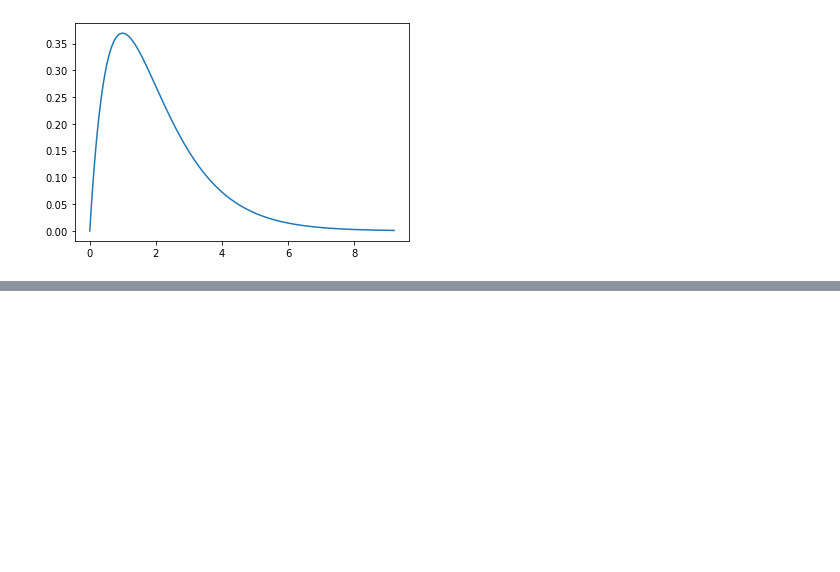
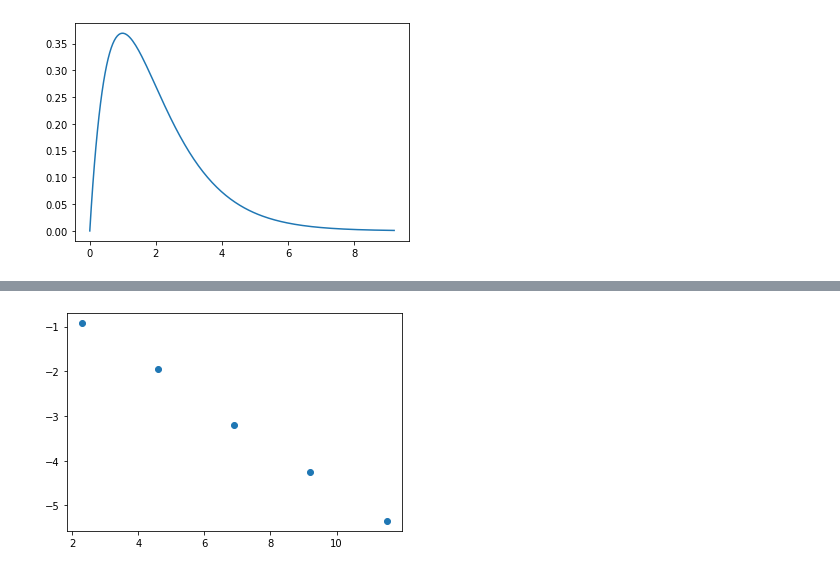
Before and after one commit to musieb/CentralLimitTheorem, a Jupyter notebook: CentralLimitSimulation.ipynb, the cells around one changed output, grey strips where cells are left out. Drawn from its saved outputs; the diff is of its cells as text; code cells hidden in the pictures; blank space fills up the shorter version.

```diff
--- a/CentralLimitSimulation.ipynb
+++ b/CentralLimitSimulation.ipynb
@@ -43,0 +59,6 @@ ax[1].hist(sample_means_data, bins=50, density=True, histtype='stepfilled', alph
+# %%
+log_sizes = np.log(sample_sizes)
+log_std = np.log(sample_std)
+plt.scatter(log_sizes, log_std);
+# %% [output]
+[figure, added]
```
Also changed, not shown: parts of 7 cells of this notebook.
